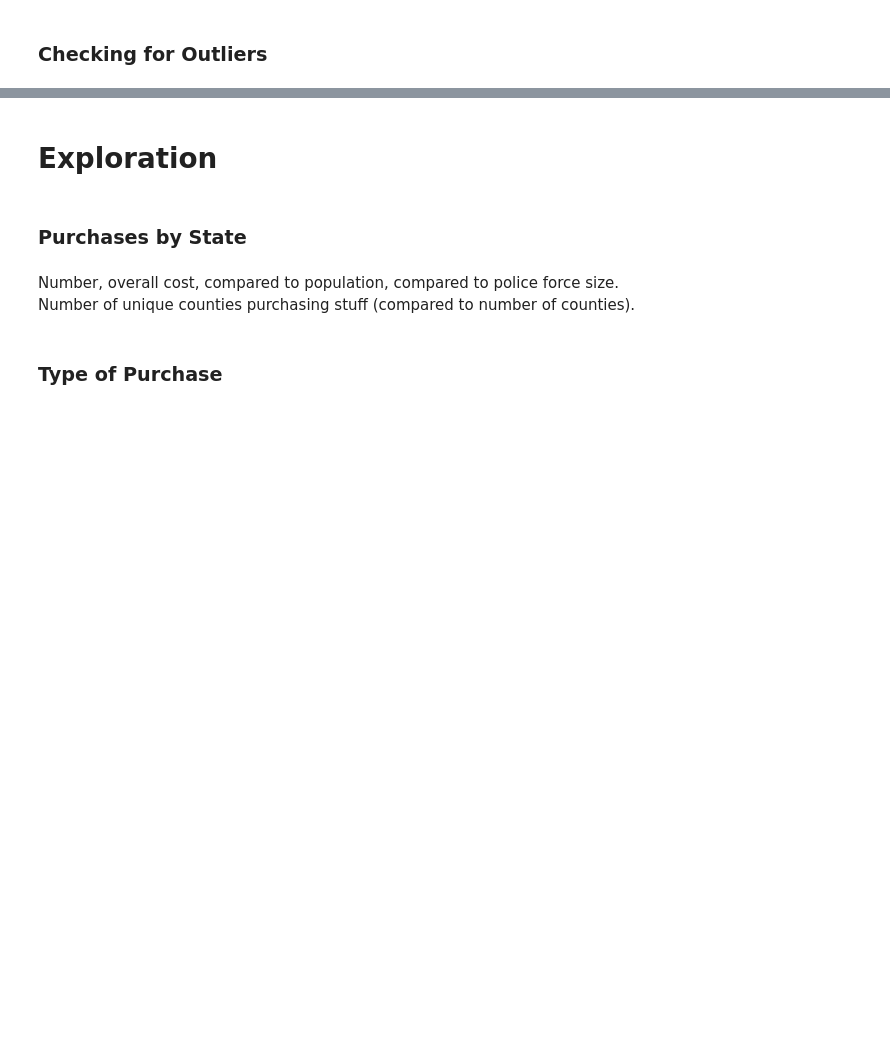
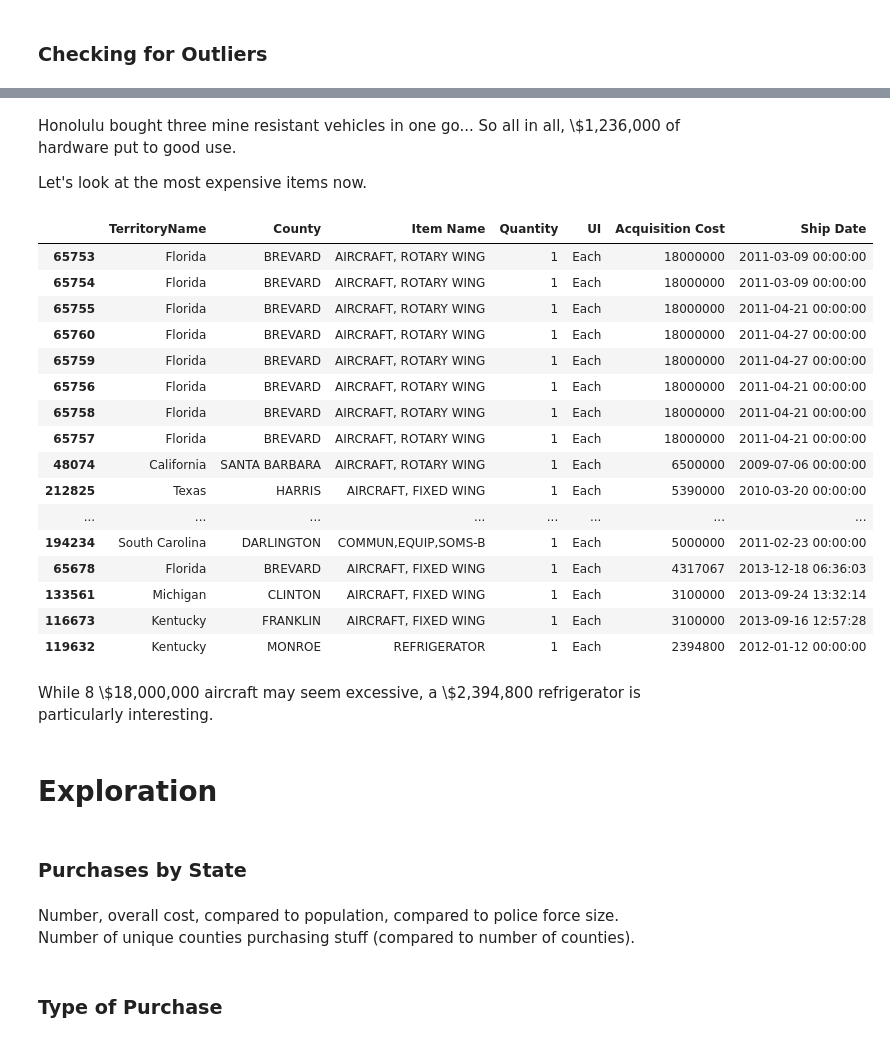
Before and after one commit to SimonCB765/VisiBull, a Jupyter notebook: visi-bull/pages/military_cops/Data/DataProcessing.ipynb, the cells around one changed output, grey strips where cells are left out. Cells and saved outputs as stored; diff of their text form; code cells hidden in the pictures; blank space fills up the shorter version.

```diff
--- a/visi-bull/pages/military_cops/Data/DataProcessing.ipynb
+++ b/visi-bull/pages/military_cops/Data/DataProcessing.ipynb
@@ -206,0 +225,10 @@ Some indicate hundreds so the quantity needsto be changed
+# %%
+dozensMask = df.loc[:, 'UI'] == 'Dozen'
+hundredsMask = df.loc[:, 'UI'] == 'Hundred'
+thousandsMask = df.loc[:, 'UI'] == 'Thousand'
+df.loc[dozensMask, 'Quantity'] *= 12
+df.loc[dozensMask, 'UI'] = 'Units'
+df.loc[hundredsMask, 'Quantity'] *= 100
+df.loc[hundredsMask, 'UI'] = 'Units'
+df.loc[thousandsMask, 'Quantity'] *= 1000
+df.loc[thousandsMask, 'UI'] = 'Units'
@@ -211,3 +343,28 @@ Looking at Cost and Quantity and UI to determine
+# %% [markdown]
+<p>Honolulu bought three mine resistant vehicles in one go... So all in all, \$1,236,000 of hardware put to good use.</p>
+<p>Let's look at the most expensive items now.</p>
+# %%
+df.loc[:, ['TerritoryName', 'County', 'Item Name', 'Quantity', 'UI', 'Acquisition Cost', 'Ship Date']].sort(columns=['Acquisition Cost'], ascending=False).head(20)
+# %% [output]
+|  | TerritoryName | County | Item Name | Quantity | UI | Acquisition Cost | Ship Date |
+| 65753 | Florida | BREVARD | AIRCRAFT, ROTARY WING | 1 | Each | 18000000 | 2011-03-09 00:00:00 |
+| 65754 | Florida | BREVARD | AIRCRAFT, ROTARY WING | 1 | Each | 18000000 | 2011-03-09 00:00:00 |
+| 65755 | Florida | BREVARD | AIRCRAFT, ROTARY WING | 1 | Each | 18000000 | 2011-04-21 00:00:00 |
+| 65760 | Florida | BREVARD | AIRCRAFT, ROTARY WING | 1 | Each | 18000000 | 2011-04-27 00:00:00 |
+| 65759 | Florida | BREVARD | AIRCRAFT, ROTARY WING | 1 | Each | 18000000 | 2011-04-27 00:00:00 |
+| 65756 | Florida | BREVARD | AIRCRAFT, ROTARY WING | 1 | Each | 18000000 | 2011-04-21 00:00:00 |
+| 65758 | Florida | BREVARD | AIRCRAFT, ROTARY WING | 1 | Each | 18000000 | 2011-04-21 00:00:00 |
+| 65757 | Florida | BREVARD | AIRCRAFT, ROTARY WING | 1 | Each | 18000000 | 2011-04-21 00:00:00 |
+| 48074 | California | SANTA BARBARA | AIRCRAFT, ROTARY WING | 1 | Each | 6500000 | 2009-07-06 00:00:00 |
+| 212825 | Texas | HARRIS | AIRCRAFT, FIXED WING | 1 | Each | 5390000 | 2010-03-20 00:00:00 |
+| ... | ... | ... | ... | ... | ... | ... | ... |
+| 194234 | South Carolina | DARLINGTON | COMMUN,EQUIP,SOMS-B | 1 | Each | 5000000 | 2011-02-23 00:00:00 |
+| 65678 | Florida | BREVARD | AIRCRAFT, FIXED WING | 1 | Each | 4317067 | 2013-12-18 06:36:03 |
+| 133561 | Michigan | CLINTON | AIRCRAFT, FIXED WING | 1 | Each | 3100000 | 2013-09-24 13:32:14 |
+| 116673 | Kentucky | FRANKLIN | AIRCRAFT, FIXED WING | 1 | Each | 3100000 | 2013-09-16 12:57:28 |
+| 119632 | Kentucky | MONROE | REFRIGERATOR | 1 | Each | 2394800 | 2012-01-12 00:00:00 |
+# %% [markdown]
+<p>While 8 \$18,000,000 aircraft may seem excessive, a \$2,394,800 refrigerator is particularly interesting.</p>
 # %% [markdown]
 # Exploration
 # %% [markdown]
```
Also changed, not shown: parts of 20 cells of this notebook.
